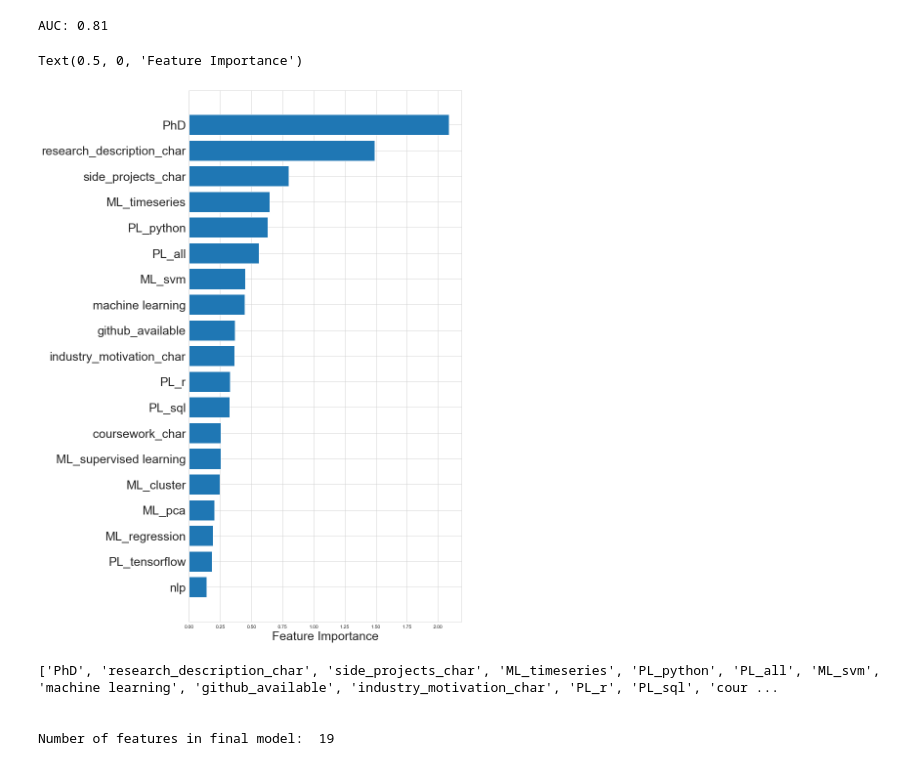
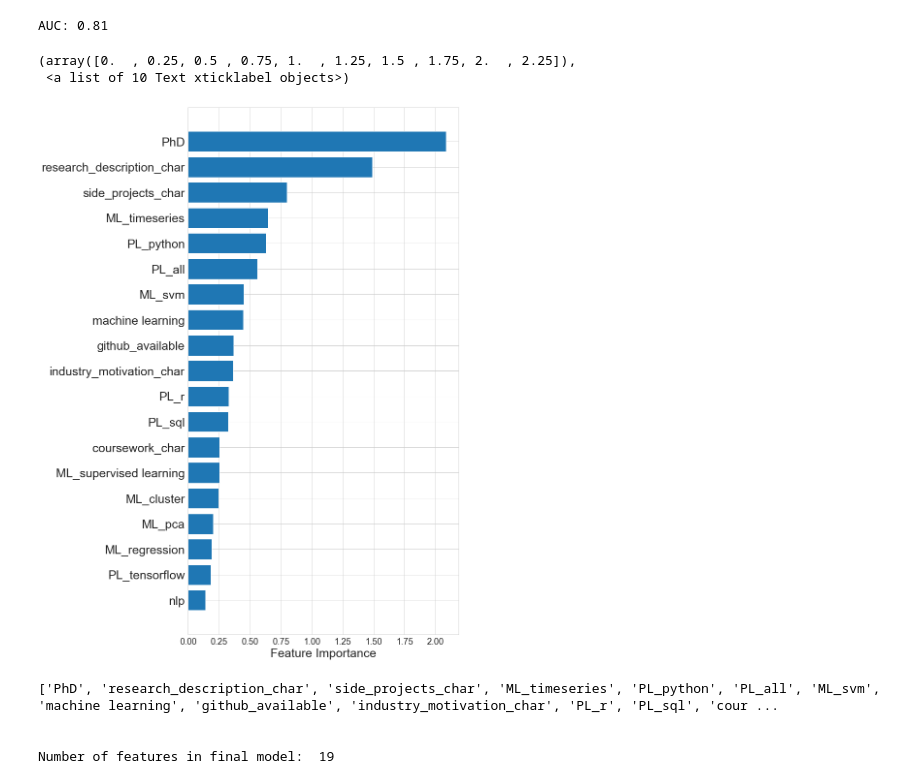
Before and after one commit to samundrud/ApplicantScore_public, a Jupyter notebook: 1_Domain_Model_DS.ipynb, the cells around one changed output. Saved outputs shown, nothing was run; the diff lists cells and outputs as text; code cells hidden in the pictures.

```diff
--- a/1_Domain_Model_DS.ipynb
+++ b/1_Domain_Model_DS.ipynb
@@ -373,21 +373,23 @@ weighted avg       0.74      0.74      0.74      1110
 AUC: 0.81
 # %%
 # examine  feature importance
-
+sns.set_style("whitegrid")
 # get importance
 feature_importance = logmodel.coef_[0]
 sorted_idx = np.argsort(feature_importance)
 pos = np.arange(sorted_idx.shape[0]) + .5
 
 featfig = plt.figure(figsize = (10,20))
 featax = featfig.add_subplot(1, 1, 1)
 featax.barh(pos, feature_importance[sorted_idx], align='center')
 featax.set_yticks(pos)
 featax.set_yticklabels(np.array(X.columns)[sorted_idx], fontsize=25)
 featax.set_xlabel('Feature Importance', fontsize=25)
+plt.xticks(fontsize = 18)
 # %% [output]
-Text(0.5, 0, 'Feature Importance')
+(array([0.  , 0.25, 0.5 , 0.75, 1.  , 1.25, 1.5 , 1.75, 2.  , 2.25]),
+ <a list of 10 Text xticklabel objects>)
-[figure, old version]
+[figure, new version]
 # %%
 # save featues in list to later extract relevant columns when making predictions
 
```
Also changed, not shown: parts of 5 cells of this notebook.
